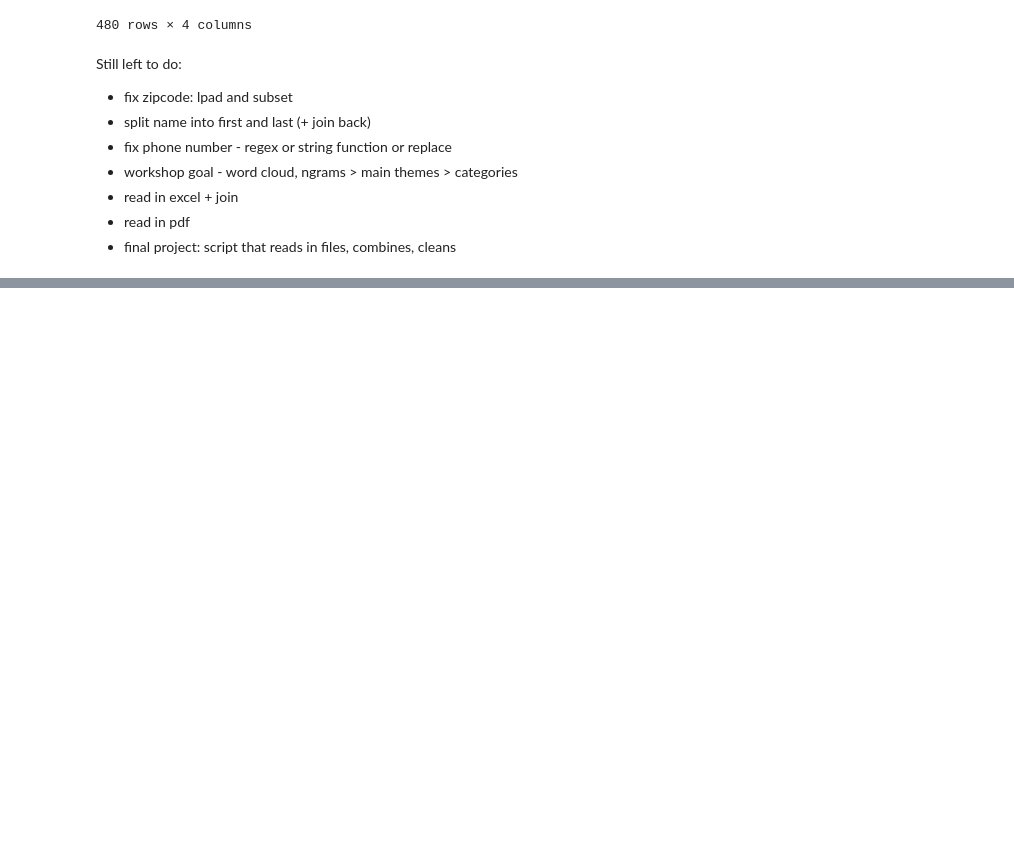
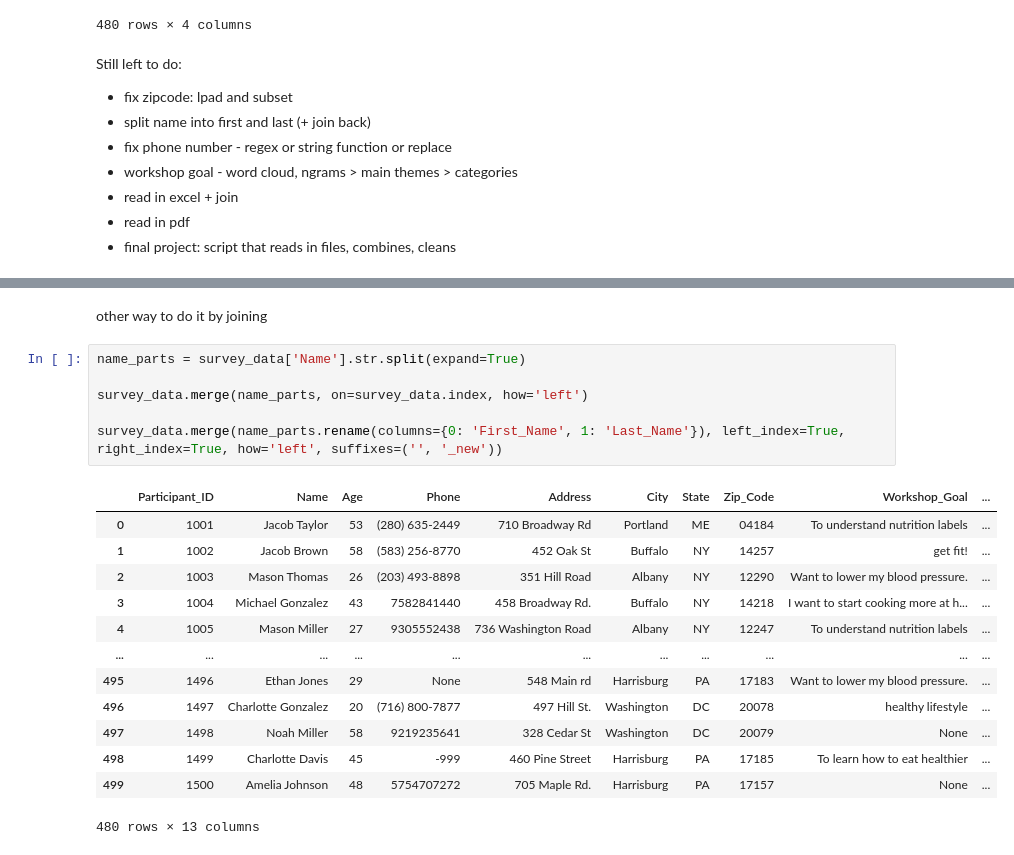
Before and after one commit to Launchpad-Analytics/Workshop-IntroToPython, a Jupyter notebook: s310/day3/03_data_cleaning_topics.ipynb, the cells around one changed output, grey strips where cells are left out. Saved outputs shown, nothing was run; the diff lists cells and outputs as text; blank space fills up the shorter version.

```diff
--- a/s310/day3/03_data_cleaning_topics.ipynb
+++ b/s310/day3/03_data_cleaning_topics.ipynb
@@ -424,0 +459,22 @@ survey_data[survey_data.duplicated(subset=["Name", "Age", "Address"], keep=False
+# %% [markdown]
+other way to do it by joining
+# %%
+name_parts = survey_data['Name'].str.split(expand=True)
+
+survey_data.merge(name_parts, on=survey_data.index, how='left')
+
+survey_data.merge(name_parts.rename(columns={0: 'First_Name', 1: 'Last_Name'}), left_index=True, right_index=True, how='left', suffixes=('', '_new'))
+# %% [output]
+|  | Participant_ID | Name | Age | Phone | Address | City | State | Zip_Code | Workshop_Goal | ... |
+| 0 | 1001 | Jacob Taylor | 53 | (280) 635-2449 | 710 Broadway Rd | Portland | ME | 04184 | To understand nutrition labels | ... |
+| 1 | 1002 | Jacob Brown | 58 | (583) 256-8770 | 452 Oak St | Buffalo | NY | 14257 | get fit! | ... |
+| 2 | 1003 | Mason Thomas | 26 | (203) 493-8898 | 351 Hill Road | Albany | NY | 12290 | Want to lower my blood pressure. | ... |
+| 3 | 1004 | Michael Gonzalez | 43 | 7582841440 | 458 Broadway Rd. | Buffalo | NY | 14218 | I want to start cooking more at h... | ... |
+| 4 | 1005 | Mason Miller | 27 | 9305552438 | 736 Washington Road | Albany | NY | 12247 | To understand nutrition labels | ... |
+| ... | ... | ... | ... | ... | ... | ... | ... | ... | ... | ... |
+| 495 | 1496 | Ethan Jones | 29 | None | 548 Main rd | Harrisburg | PA | 17183 | Want to lower my blood pressure. | ... |
+| 496 | 1497 | Charlotte Gonzalez | 20 | (716) 800-7877 | 497 Hill St. | Washington | DC | 20078 | healthy lifestyle | ... |
+| 497 | 1498 | Noah Miller | 58 | 9219235641 | 328 Cedar St | Washington | DC | 20079 | None | ... |
+| 498 | 1499 | Charlotte Davis | 45 | -999 | 460 Pine Street | Harrisburg | PA | 17185 | To learn how to eat healthier | ... |
+| 499 | 1500 | Amelia Johnson | 48 | 5754707272 | 705 Maple Rd. | Harrisburg | PA | 17157 | None | ... |
+480 rows × 13 columns
```
Also changed, not shown: parts of 18 cells of this notebook, 1 other file.
